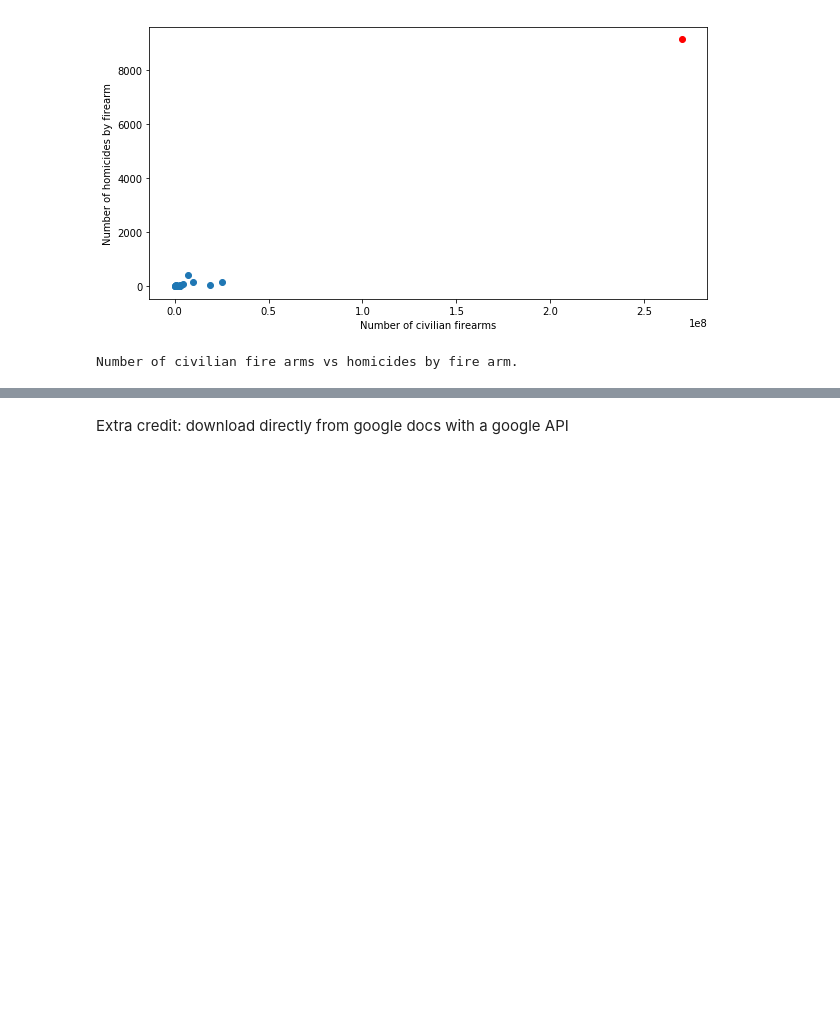
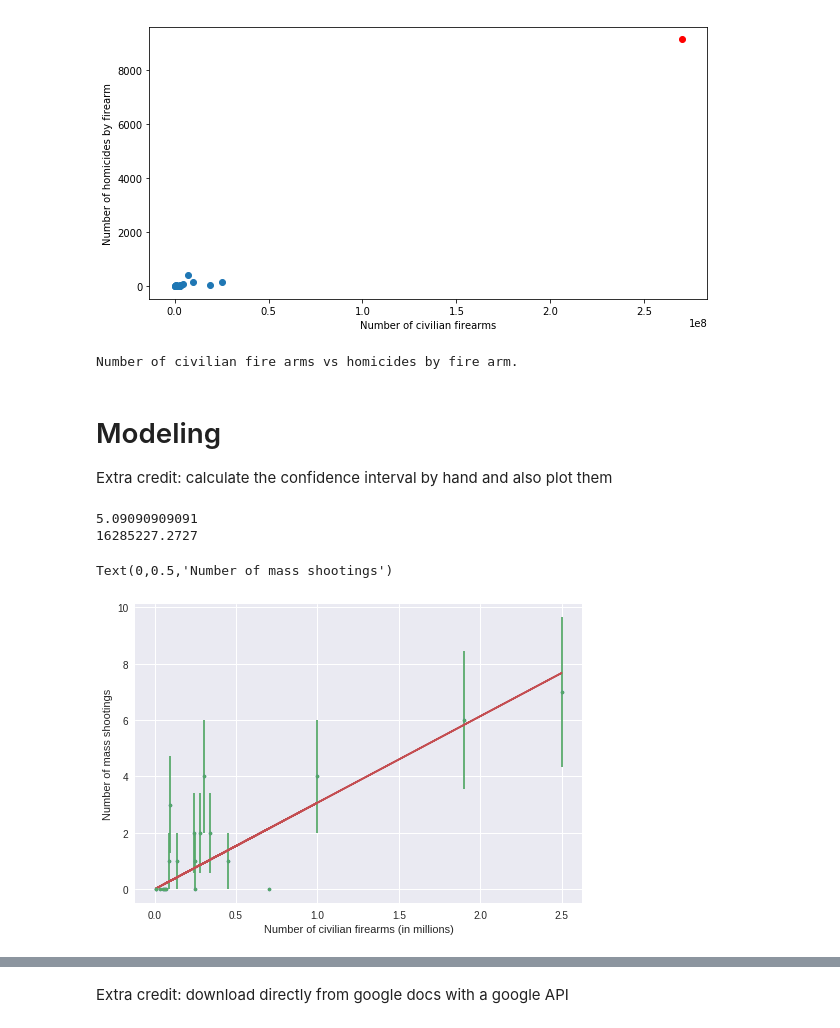
Before and after one commit to charlie-moffett/PUI2017_cm4698, a Jupyter notebook: HW5_cm4698/Assignment3.ipynb, the cells around one changed output, grey strips where cells are left out. Cells and saved outputs as stored; diff of their text form; code cells hidden in the pictures; blank space fills up the shorter version.

```diff
--- a/HW5_cm4698/Assignment3.ipynb
+++ b/HW5_cm4698/Assignment3.ipynb
@@ -252,3 +252,6 @@ print ("Number of civilian fire arms vs homicides by fire arm.")
 # %% [output]
 [figure]
 Number of civilian fire arms vs homicides by fire arm.
+# %% [markdown]
+# Modeling
+Extra credit: calculate the confidence interval by hand and also plot them
@@ -254,0 +262,31 @@ Number of civilian fire arms vs homicides by fire arm.
+# %%
+y = df_['Number of mass shootings']
+x = df_["Average total all civilian firearms"]
+
+print(y.mean())
+print(x.mean())
+# %% [output]
+5.09090909091
+16285227.2727
+# %%
+# Make sure that both quantities are roughly of the same order of magnitude
+# You can simply divide by the order of magnitude of the mean of the sample to obtain this
+y = df_['Number of mass shootings'][:21]
+x = df_["Average total all civilian firearms"][:21] / 10000000
+
+## REMOVE US!!
+# %%
+# Plotting with OLS
+# import statsmodels.functions.api as smf
+# oModel = smf.ols('y ~ x', data=df_)
+oModel = sm.OLS(endog = y, exog = x).fit()
+
+pl.plot(x, y, '.')
+yerr = np.sqrt(y)
+pl.errorbar(x,y, yerr, fmt='.')
+pl.plot(x, oModel.fittedvalues, '-')
+pl.xlabel("Number of civilian firearms (in millions)")
+pl.ylabel("Number of mass shootings")
+# %% [output]
+Text(0,0.5,'Number of mass shootings')
+[figure, added]
```
Also changed, not shown: parts of 11 cells of this notebook.
